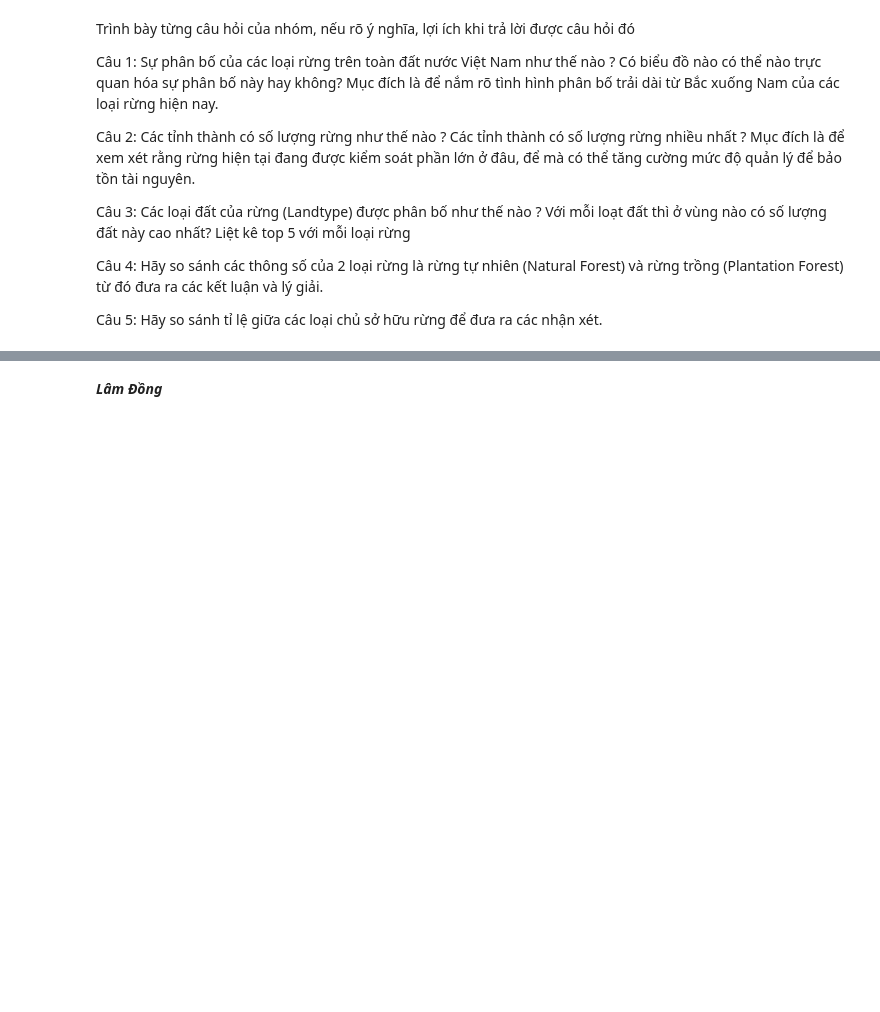
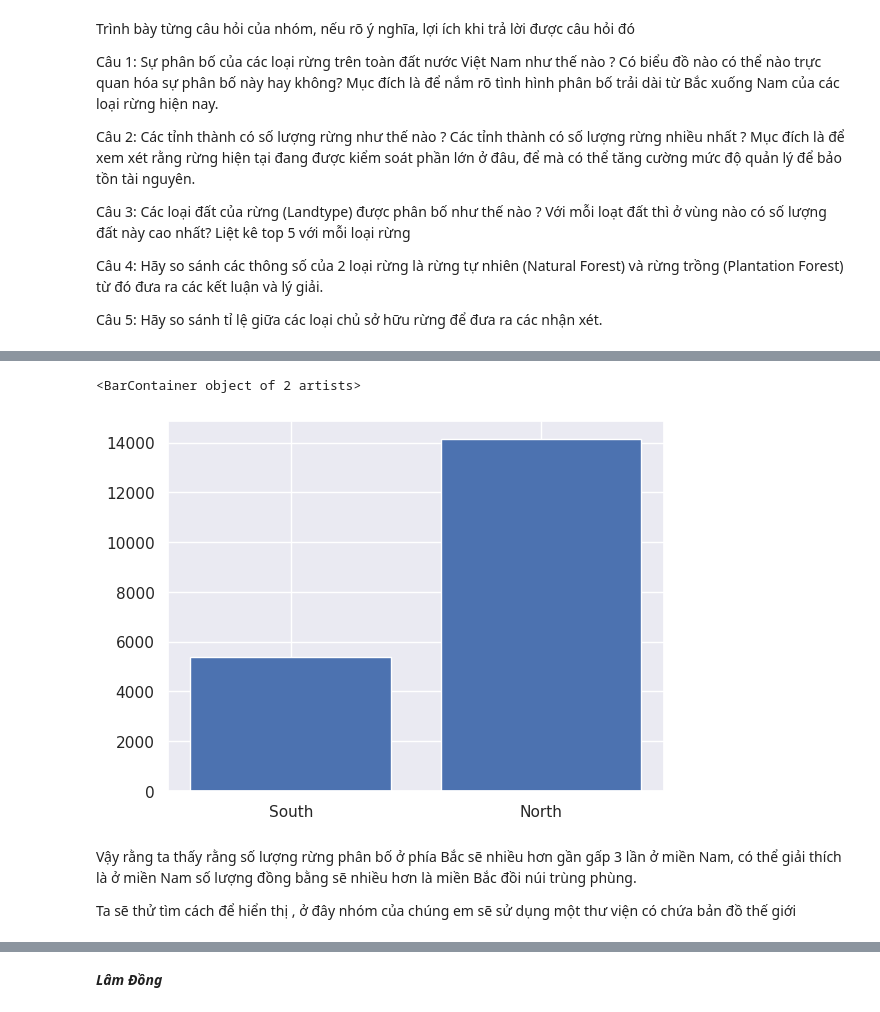
Before and after one commit to LNevaLie/Forest_Vietnam_Management_P4DS, a Jupyter notebook: Forest_Vietnam_Management.ipynb, the cells around one changed output, grey strips where cells are left out. Saved outputs shown, nothing was run; the diff lists cells and outputs as text; code cells hidden in the pictures; blank space fills up the shorter version.

```diff
--- a/Forest_Vietnam_Management.ipynb
+++ b/Forest_Vietnam_Management.ipynb
@@ -435,0 +444,14 @@ Câu 5: Hãy so sánh tỉ lệ giữa các loại chủ sở hữu rừng để
+# %%
+latitude = forest_df['Latitude']
+longtitude = forest_df['Longtitude']
+latitude_north = latitude[latitude > 16]
+latitude_south = latitude[latitude <= 16]
+
+plt.bar(['South','North'],[len(latitude_south), len(latitude_north)])
+# %% [output]
+<BarContainer object of 2 artists>
+[figure, added]
+# %% [markdown]
+Vậy rằng ta thấy rằng số lượng rừng phân bố ở phía Bắc sẽ nhiều hơn gần gấp 3 lần ở miền Nam, có thể giải thích là ở miền Nam số lượng đồng bằng sẽ nhiều hơn là miền Bắc đồi núi trùng phùng.
+
+Ta sẽ thử tìm cách để hiển thị , ở đây nhóm của chúng em sẽ sử dụng một thư viện có chứa bản đồ thế giới
```
Also changed, not shown: parts of 5 cells of this notebook.
